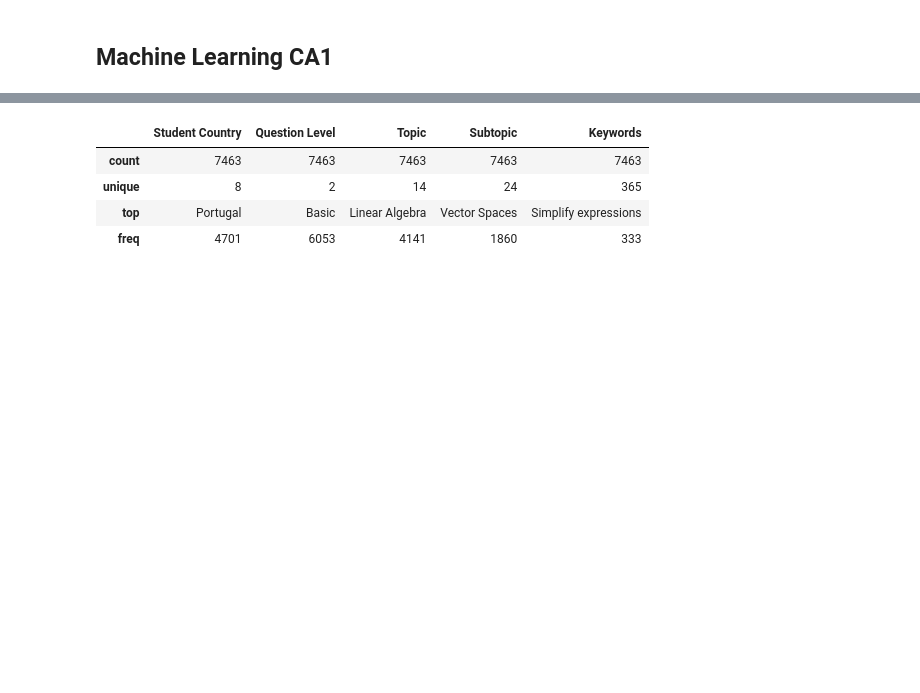
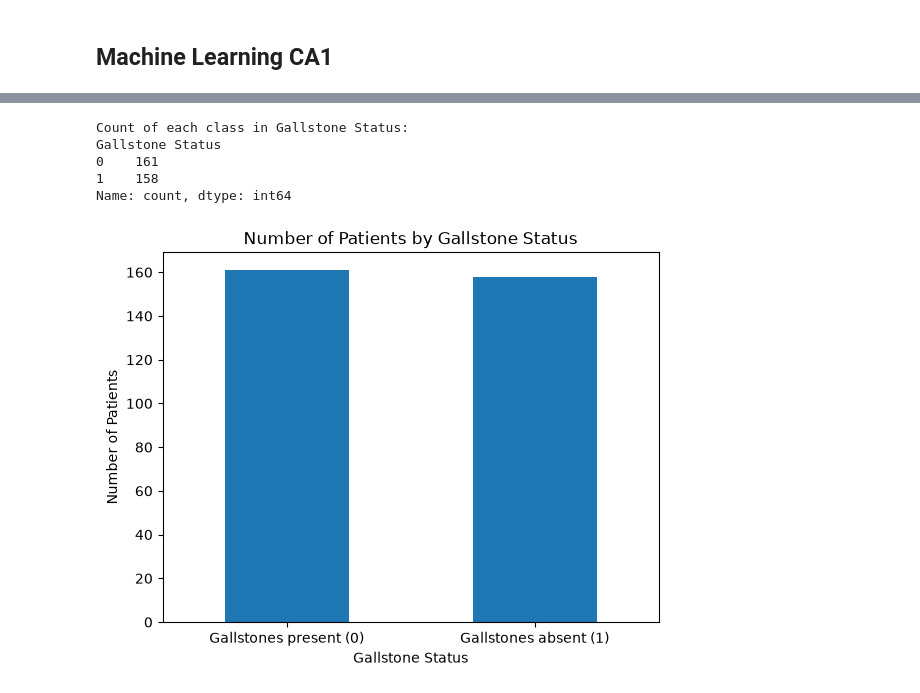
Before and after one commit to brunoespostocct/Machine-Learning-CA1, a Jupyter notebook: Machine-Learning-CA1.ipynb, the cells around one changed output, grey strips where cells are left out. Saved outputs shown, nothing was run; the diff lists cells and outputs as text; code cells hidden in the pictures; blank space fills up the shorter version.

```diff
--- a/Machine-Learning-CA1.ipynb
+++ b/Machine-Learning-CA1.ipynb
@@ -94,8 +92,24 @@ df.describe()
-# %%
-df.describe(include="str")
-# %% [output]
-|  | Student Country | Question Level | Topic | Subtopic | Keywords |
-| count | 7463 | 7463 | 7463 | 7463 | 7463 |
-| unique | 8 | 2 | 14 | 24 | 365 |
-| top | Portugal | Basic | Linear Algebra | Vector Spaces | Simplify expressions |
-| freq | 4701 | 6053 | 4141 | 1860 | 333 |
+# %%
+# Define features and target variable
+X = df.drop(columns=["Gallstone Status"])   # Features
+y = df["Gallstone Status"]                  # Target variable
+# %%
+# Check class balance (target variable)
+class_counts = y.value_counts()
+print("Count of each class in Gallstone Status:")
+print(class_counts)
+# %% [output]
+Count of each class in Gallstone Status:
+Gallstone Status
+0    161
+1    158
+Name: count, dtype: int64
+# %%
+# Plot bar chart to visualise class balance
+y.value_counts().sort_index().plot(kind="bar")
+plt.xticks([0, 1], ["Gallstones present (0)", "Gallstones absent (1)"], rotation=0)
+plt.title("Number of Patients by Gallstone Status")
+plt.ylabel("Number of Patients")
+plt.show()
+# %% [output]
+[figure, added]
```
Also changed, not shown: parts of 10 cells of this notebook, 1 other file.
